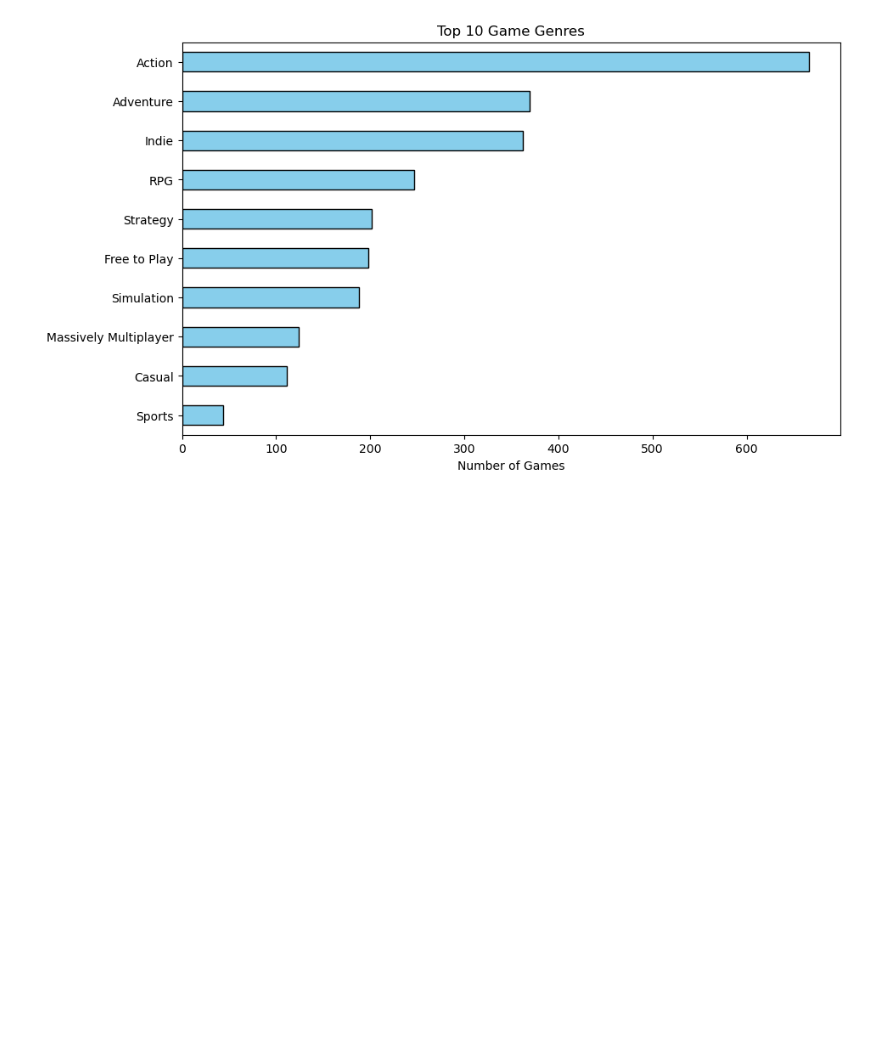
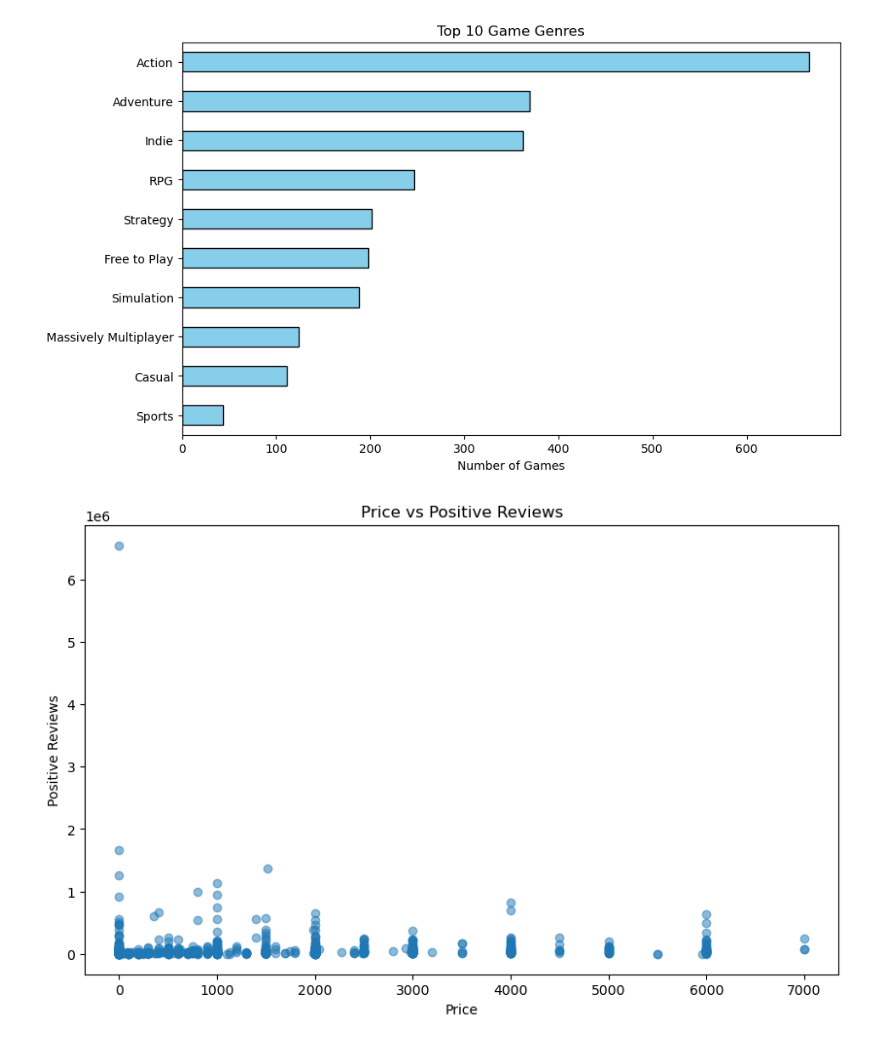
Before and after one commit to raj-rajat/Top-1000-Steam-Games-2023, a Jupyter notebook: top-1000-steam-games-2023.ipynb, the cells around one changed output. Cells and saved outputs as stored; diff of their text form; code cells hidden in the pictures; blank space fills up the shorter version.

Commit message:
Kaggle Notebook | Exploratory Data Analysis of Top 1000 Games | Version 2

```diff
--- a/top-1000-steam-games-2023.ipynb
+++ b/top-1000-steam-games-2023.ipynb
@@ -292,3 +294,13 @@ plt.title('Top 10 Game Genres')
 plt.show()
 # %% [output]
 [figure]
+# %%
+# Scatter plot of price vs positive reviews
+plt.figure(figsize=(10, 6))
+plt.scatter(steamspy_data['price'], steamspy_data['positive'], alpha=0.5)
+plt.title('Price vs Positive Reviews')
+plt.xlabel('Price')
+plt.ylabel('Positive Reviews')
+plt.show()
+# %% [output]
+[figure, added]
```
Also changed, not shown: parts of 5 cells of this notebook.
